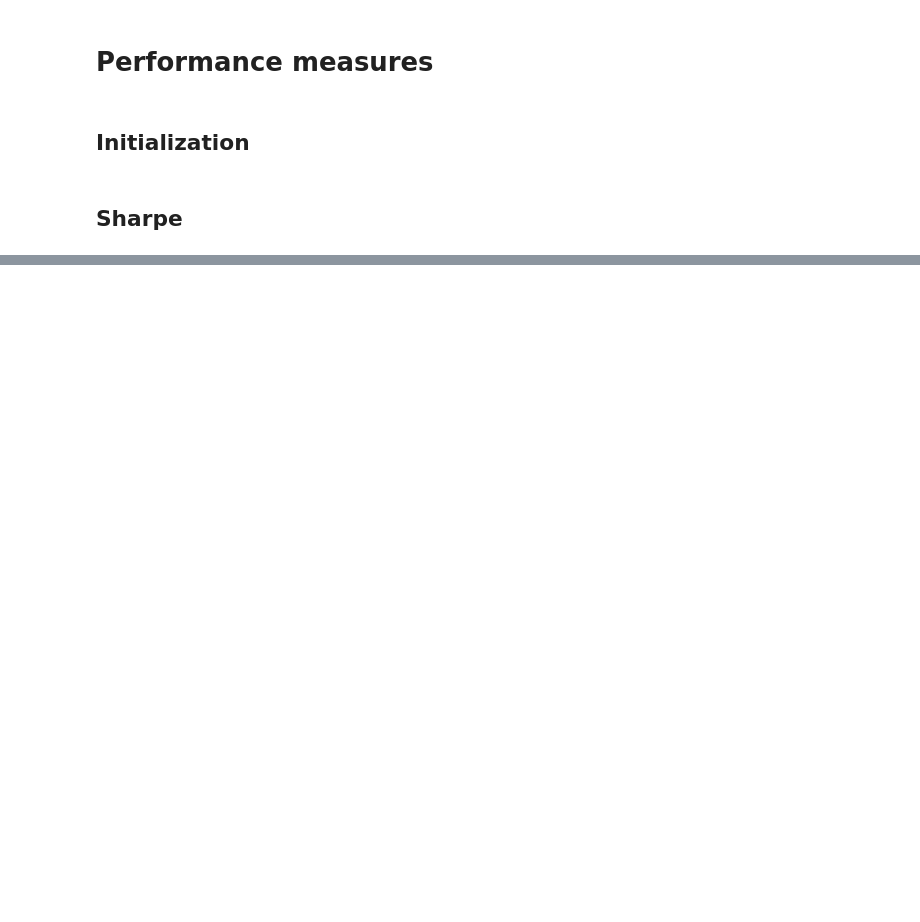
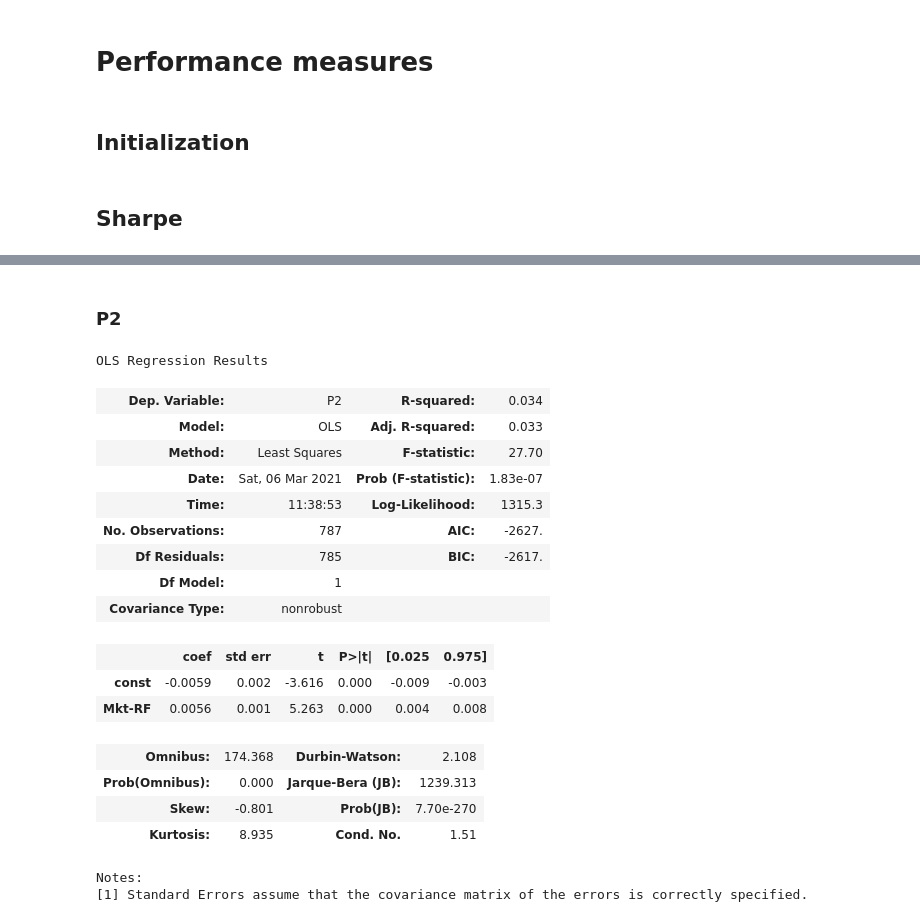
Before and after one commit to zhujoel/crypto_strategy, a Jupyter notebook: ProjetSIAQ.ipynb, the cells around one changed output, grey strips where cells are left out. Cells and saved outputs as stored; diff of their text form; code cells hidden in the pictures; blank space fills up the shorter version.

```diff
--- a/ProjetSIAQ.ipynb
+++ b/ProjetSIAQ.ipynb
@@ -374,0 +395,25 @@ ValueError: zero-size array to reduction operation maximum which has no identity
+# %% [markdown]
+### P2
+# %%
+reg = sm.OLS(R_Rf_1_to_5["P2"], intercept).fit()
+reg.summary()
+# %% [output]
+OLS Regression Results
+| Dep. Variable: | P2 | R-squared: | 0.034 |
+| Model: | OLS | Adj. R-squared: | 0.033 |
+| Method: | Least Squares | F-statistic: | 27.70 |
+| Date: | Sat, 06 Mar 2021 | Prob (F-statistic): | 1.83e-07 |
+| Time: | 11:38:53 | Log-Likelihood: | 1315.3 |
+| No. Observations: | 787 | AIC: | -2627. |
+| Df Residuals: | 785 | BIC: | -2617. |
+| Df Model: | 1 |  |  |
+| Covariance Type: | nonrobust |  |  |
+|  | coef | std err | t | P>|t| | [0.025 | 0.975] |
+| const | -0.0059 | 0.002 | -3.616 | 0.000 | -0.009 | -0.003 |
+| Mkt-RF | 0.0056 | 0.001 | 5.263 | 0.000 | 0.004 | 0.008 |
+| Omnibus: | 174.368 | Durbin-Watson: | 2.108 |
+| Prob(Omnibus): | 0.000 | Jarque-Bera (JB): | 1239.313 |
+| Skew: | -0.801 | Prob(JB): | 7.70e-270 |
+| Kurtosis: | 8.935 | Cond. No. | 1.51 |
+Notes:
+[1] Standard Errors assume that the covariance matrix of the errors is correctly specified.
```
Also changed, not shown: parts of 29 cells of this notebook.
